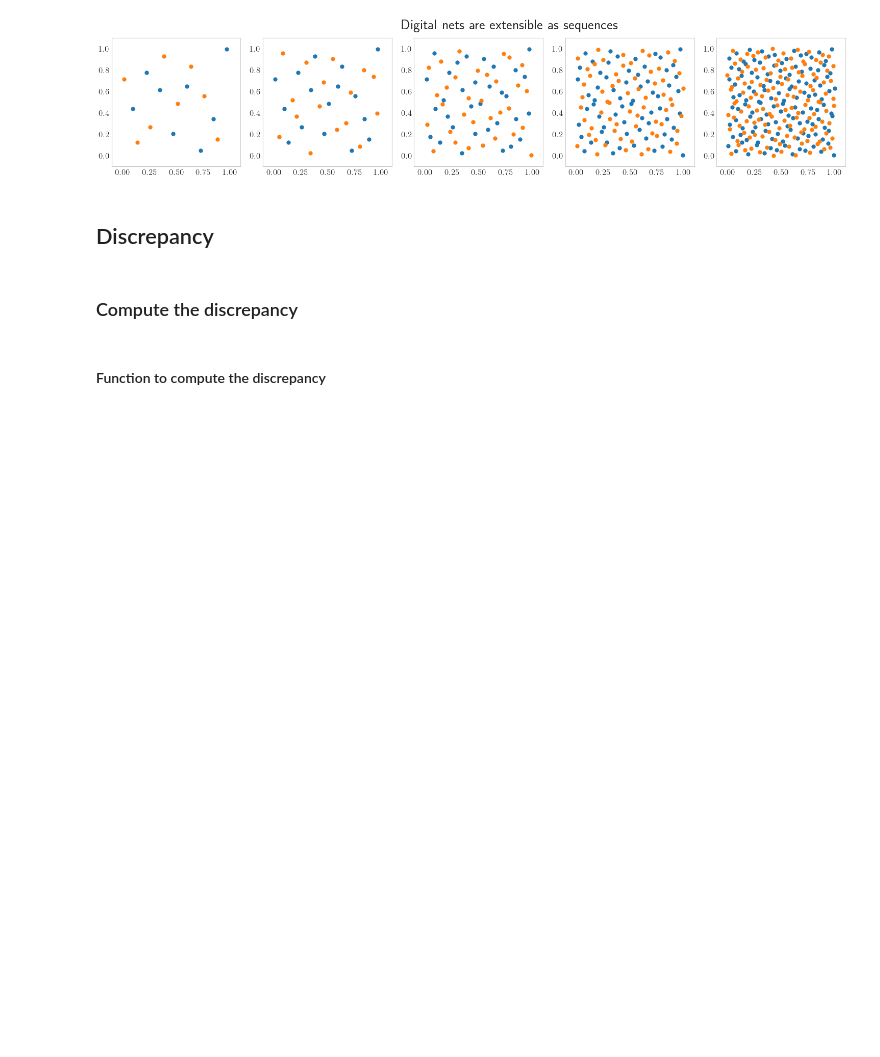
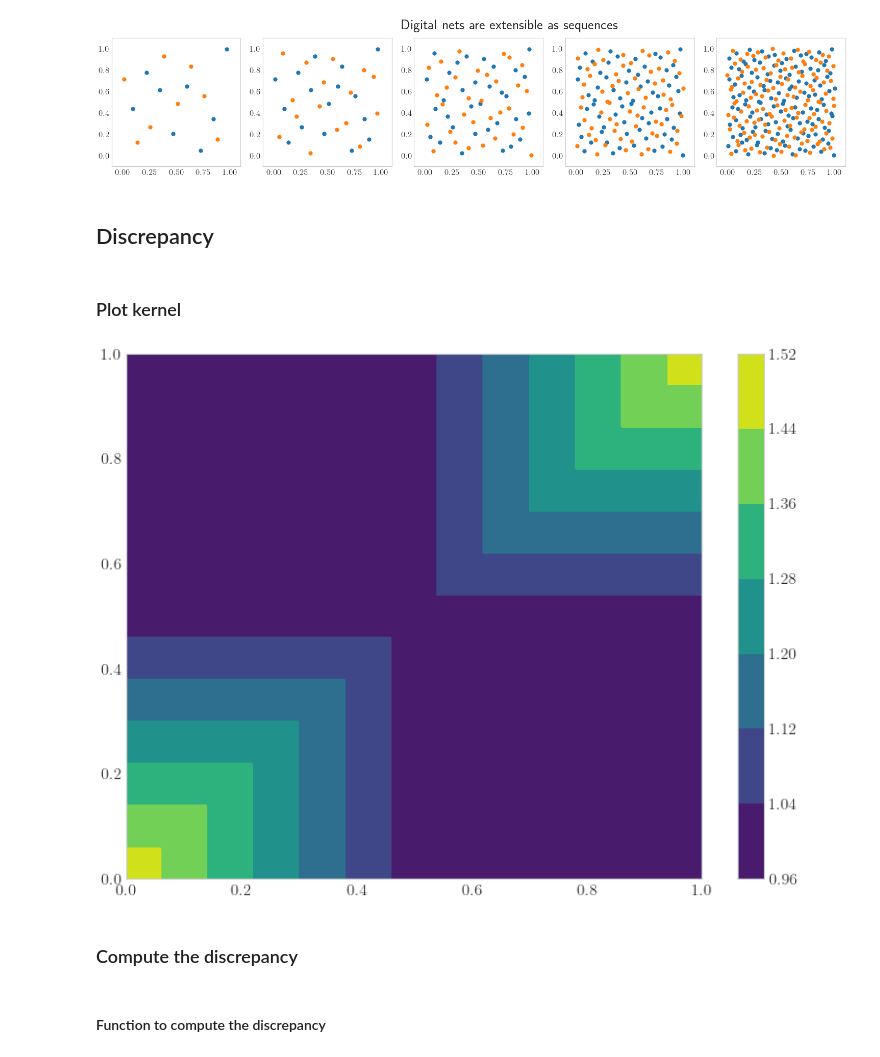
Before and after one commit to QMCSoftware/QMCSoftware, a Jupyter notebook: demos/talk_paper_demos/MCQMC2024Tutorial/MCQMC2024Tutorial.ipynb, the cells around one changed output. Saved outputs shown, nothing was run; the diff lists cells and outputs as text; code cells hidden in the pictures; blank space fills up the shorter version.

```diff
--- a/demos/talk_paper_demos/MCQMC2024Tutorial/MCQMC2024Tutorial.ipynb
+++ b/demos/talk_paper_demos/MCQMC2024Tutorial/MCQMC2024Tutorial.ipynb
@@ -384,6 +381,23 @@ if savefigs:
 [figure]
 # %% [markdown]
 ## Discrepancy
+# %% [markdown]
+### Plot kernel
+# %%
+gram_fun = lambda x, y, weights : (1 + (0.5*weights)*(abs(x - .5) + abs(y - .5) - abs(x - y))).prod(axis=2)
+n = 500
+x = np.linspace(0,1,n)
+y = np.linspace(0,1,n)
+xmesh,ymesh = np.meshgrid(x,y)
+kernel_val = gram_fun(x.reshape(n,1,1),y.reshape(1,n,1),1)
+fig, ax = plt.subplots()
+kernel_contour = ax.contourf(xmesh,ymesh,kernel_val,cmap = 'viridis');
+cbar = plt.colorbar(kernel_contour)
+
+if savefigs:
+        fig.savefig(figpath+f"centered_discrepancy_kernel."+imgfrmt,format=imgfrmt)
+# %% [output]
+[figure, added]
 # %% [markdown]
 ### Compute the discrepancy
 # %% [markdown]
```
Also changed, not shown: parts of 2 cells of this notebook.
